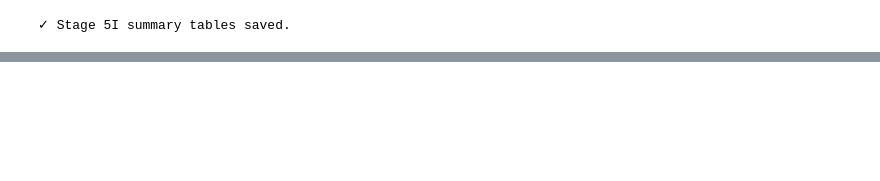
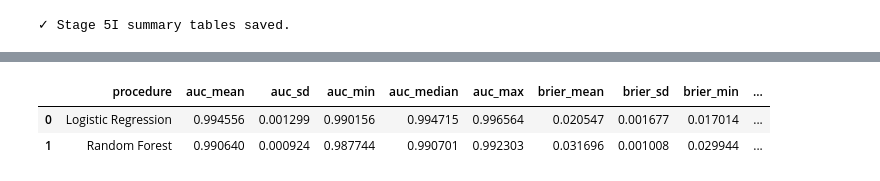
Before and after one commit to koalaresearch/WDBC-prediction-stability, a Jupyter notebook: 01_wdbc_prediction_stability.ipynb, the cells around one changed output, grey strips where cells are left out. Saved outputs shown, nothing was run; the diff lists cells and outputs as text; code cells hidden in the pictures; blank space fills up the shorter version.

```diff
--- a/01_wdbc_prediction_stability.ipynb
+++ b/01_wdbc_prediction_stability.ipynb
@@ -4942,0 +5204,62 @@ print("✓ Stage 5I summary tables saved.")
+# %%
+def summarize_aggregate_metrics(
+    df,
+    procedure,
+):
+    return {
+        "procedure": procedure,
+
+        "auc_mean":
+            df["weighted_auc"].mean(),
+
+        "auc_sd":
+            df["weighted_auc"].std(
+                ddof=1
+            ),
+
+        "auc_min":
+            df["weighted_auc"].min(),
+
+        "auc_median":
+            df["weighted_auc"].median(),
+
+        "auc_max":
+            df["weighted_auc"].max(),
+
+        "brier_mean":
+            df["brier_score"].mean(),
+
+        "brier_sd":
+            df["brier_score"].std(
+                ddof=1
+            ),
+
+        "brier_min":
+            df["brier_score"].min(),
+
+        "brier_median":
+            df["brier_score"].median(),
+
+        "brier_max":
+            df["brier_score"].max(),
+    }
+
+
+aggregate_stability_summary = pd.DataFrame([
+    summarize_aggregate_metrics(
+        lr_aggregate,
+        "Logistic Regression",
+    ),
+    summarize_aggregate_metrics(
+        rf_aggregate,
+        "Random Forest",
+    ),
+])
+
+display(
+    aggregate_stability_summary
+)
+# %% [output]
+|  | procedure | auc_mean | auc_sd | auc_min | auc_median | auc_max | brier_mean | brier_sd | brier_min | ... |
+| 0 | Logistic Regression | 0.994556 | 0.001299 | 0.990156 | 0.994715 | 0.996564 | 0.020547 | 0.001677 | 0.017014 | ... |
+| 1 | Random Forest | 0.990640 | 0.000924 | 0.987744 | 0.990701 | 0.992303 | 0.031696 | 0.001008 | 0.029944 | ... |
```
Also changed, not shown: parts of 59 cells of this notebook, 30 other files.
